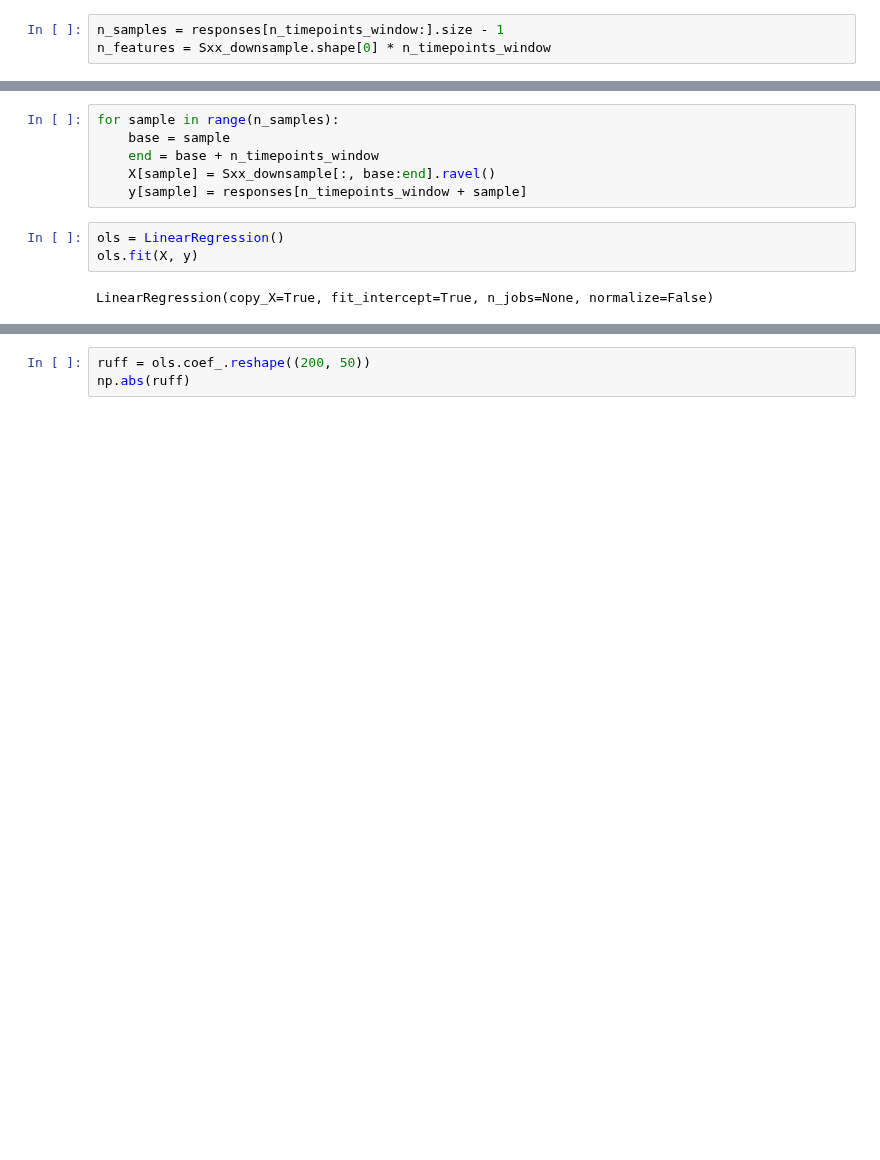
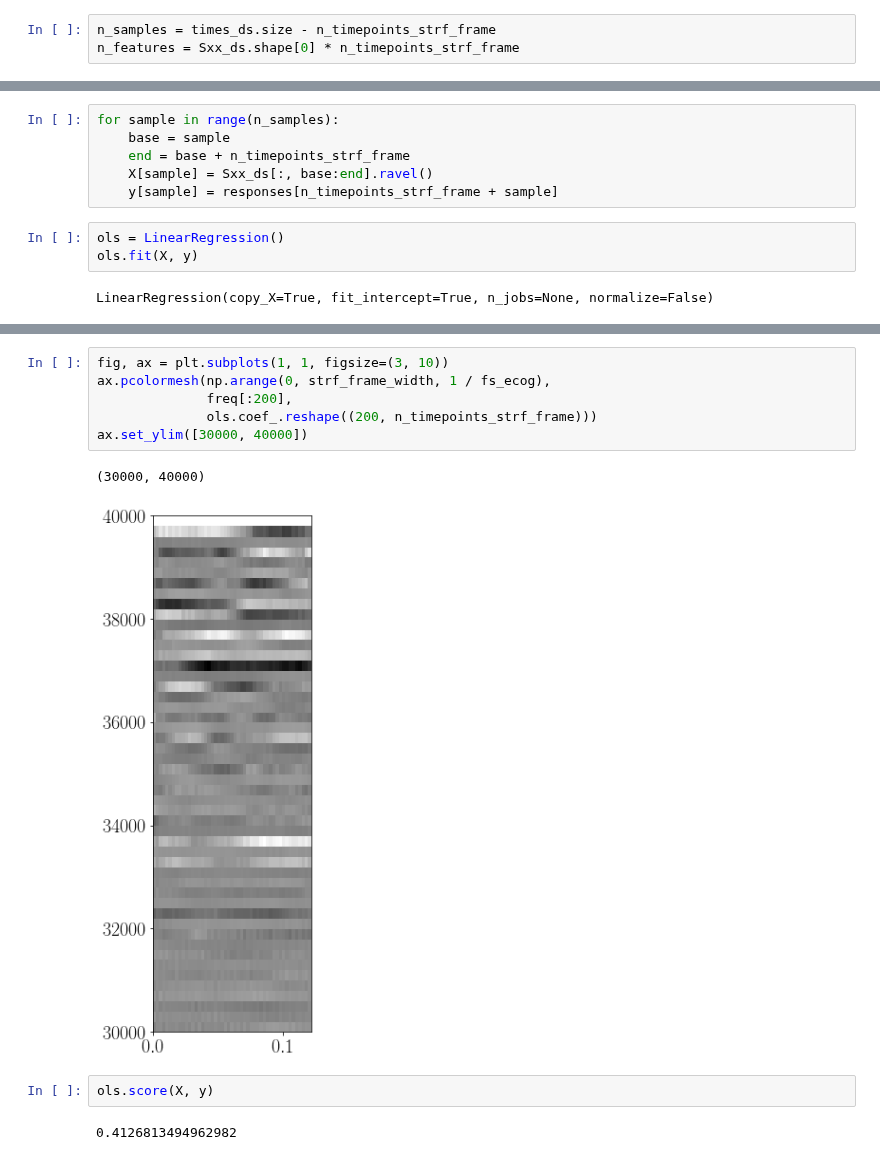
Before and after one commit to pssachdeva/uoi_neuroscience, a Jupyter notebook: tuning/strf.ipynb, the cells around one changed output, grey strips where cells are left out. Saved outputs shown, nothing was run; the diff lists cells and outputs as text; blank space fills up the shorter version.

```diff
--- a/tuning/strf.ipynb
+++ b/tuning/strf.ipynb
@@ -75,15 +84,15 @@ Sxx_downsample[:, 0:n_timepoints_window].shape
 # %%
-n_samples = responses[n_timepoints_window:].size - 1
-n_features = Sxx_downsample.shape[0] * n_timepoints_window
+n_samples = times_ds.size - n_timepoints_strf_frame
+n_features = Sxx_ds.shape[0] * n_timepoints_strf_frame
 # %%
 X = np.zeros((n_samples, n_features))
 y = np.zeros(n_samples)
 # %%
 for sample in range(n_samples):
     base = sample
-    end = base + n_timepoints_window
-    X[sample] = Sxx_downsample[:, base:end].ravel()
-    y[sample] = responses[n_timepoints_window + sample]
+    end = base + n_timepoints_strf_frame
+    X[sample] = Sxx_ds[:, base:end].ravel()
+    y[sample] = responses[n_timepoints_strf_frame + sample]
 # %%
 ols = LinearRegression()
 ols.fit(X, y)
@@ -104,3 +101,13 @@ plt.pcolormesh(np.arange(0, strf_window, 1 / 400), freq[:200], ols.coef_.reshape
-# %%
-ruff = ols.coef_.reshape((200, 50))
-np.abs(ruff)
+# %%
+fig, ax = plt.subplots(1, 1, figsize=(3, 10))
+ax.pcolormesh(np.arange(0, strf_frame_width, 1 / fs_ecog),
+              freq[:200],
+              ols.coef_.reshape((200, n_timepoints_strf_frame)))
+ax.set_ylim([30000, 40000])
+# %% [output]
+(30000, 40000)
+[figure, added]
+# %%
+ols.score(X, y)
+# %% [output]
+0.4126813494962982
```
Also changed, not shown: parts of 22 cells of this notebook, 2 other files.
